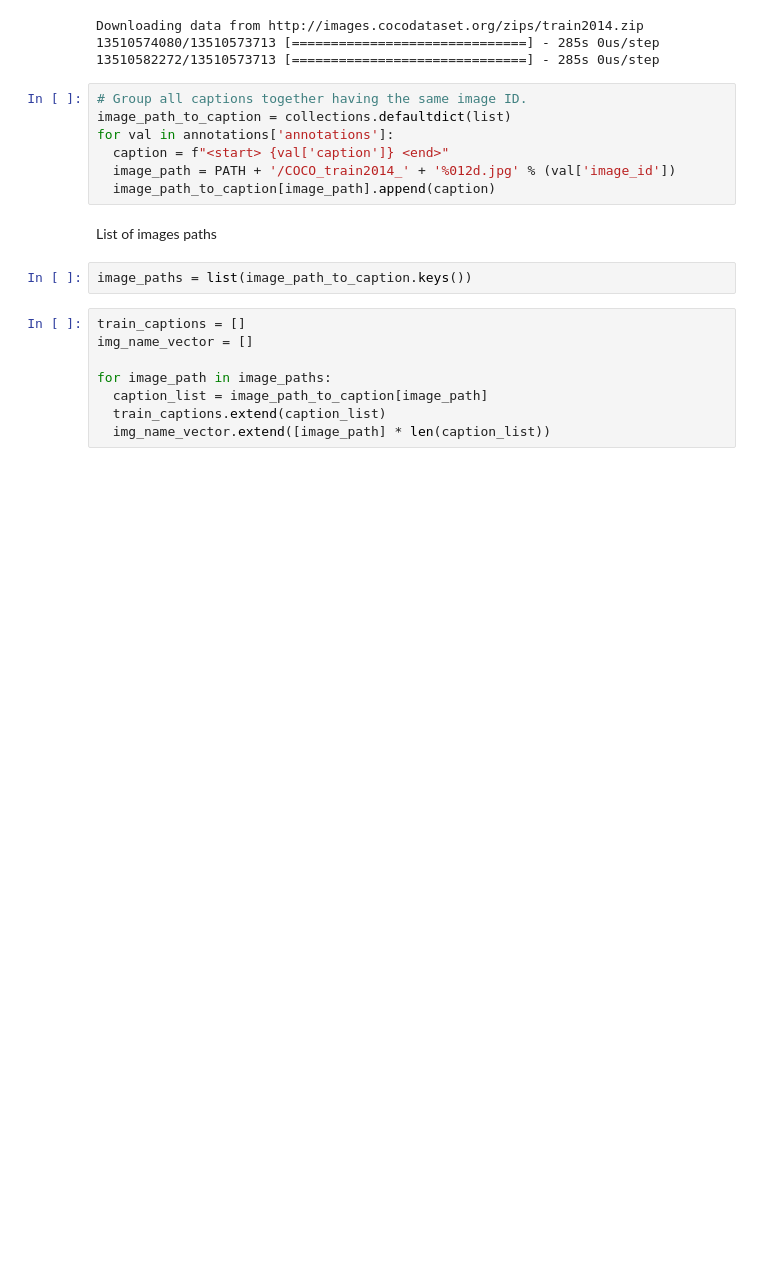
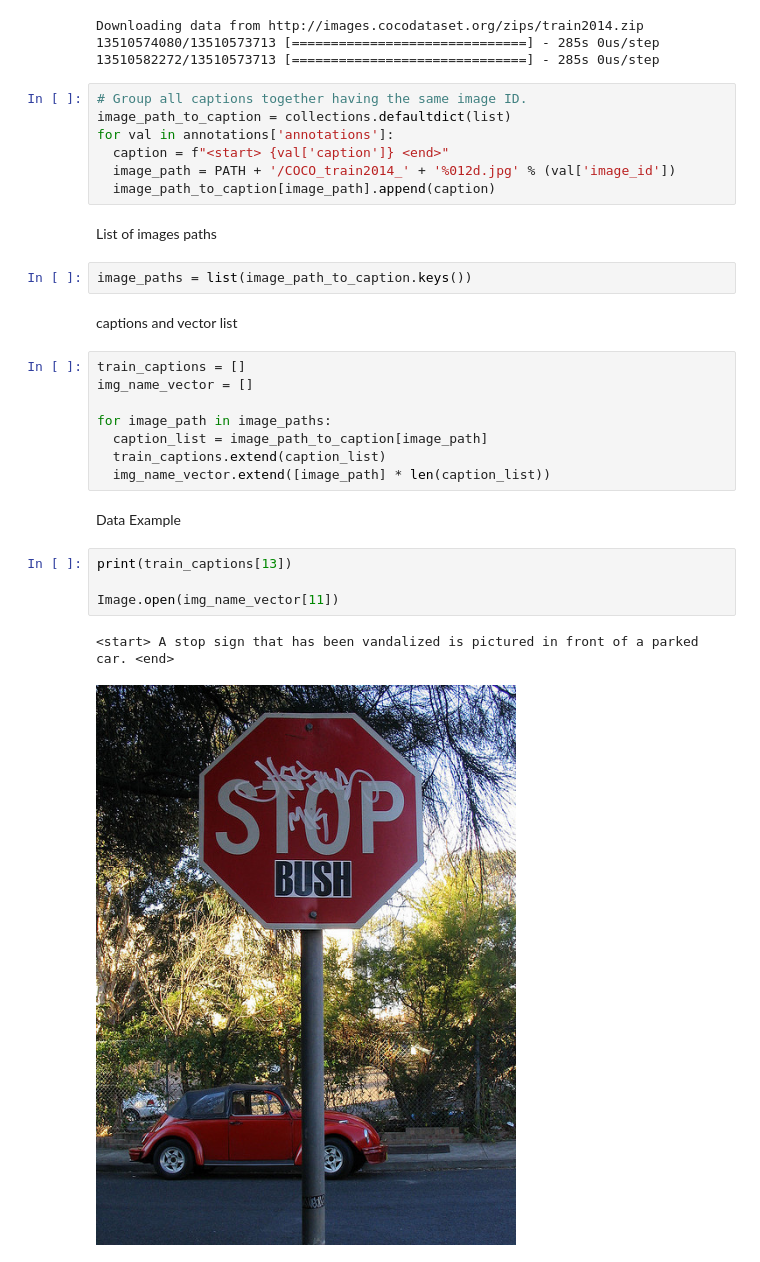
Before and after one commit to jean-on-hub/Image-Captioning, a Jupyter notebook: model.ipynb, the cells around one changed output. Saved outputs shown, nothing was run; the diff lists cells and outputs as text; blank space fills up the shorter version.

Commit message:
data

```diff
--- a/model.ipynb
+++ b/model.ipynb
@@ -63,6 +63,8 @@ for val in annotations['annotations']:
 List of images paths
 # %%
 image_paths = list(image_path_to_caption.keys())
+# %% [markdown]
+captions and vector list
 # %%
 train_captions = []
 img_name_vector = []
@@ -71,3 +73,12 @@ for image_path in image_paths:
   caption_list = image_path_to_caption[image_path]
   train_captions.extend(caption_list)
   img_name_vector.extend([image_path] * len(caption_list))
+# %% [markdown]
+Data Example
+# %%
+print(train_captions[13])
+
+Image.open(img_name_vector[11])
+# %% [output]
+<start> A stop sign that has been vandalized is pictured in front of a parked car. <end>
+[figure, added]
```
